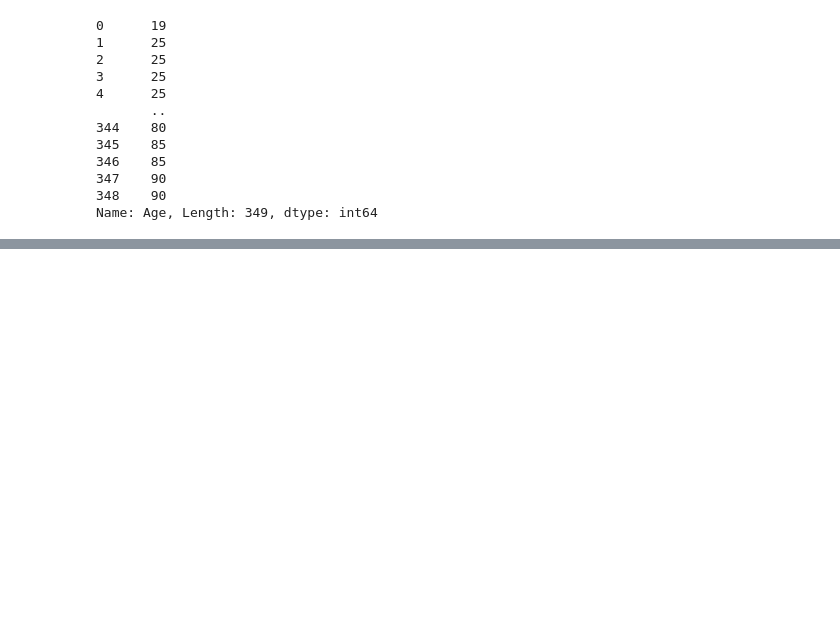
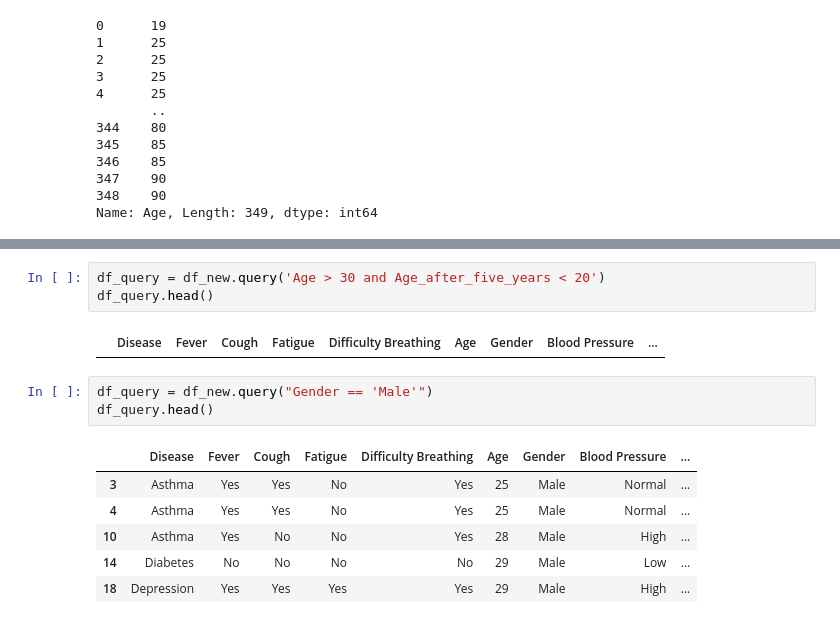
Before and after one commit to AhmedShafique313/ml_assignments_all, a Jupyter notebook: assign_1.ipynb, the cells around one changed output, grey strips where cells are left out. Drawn from its saved outputs; the diff is of its cells as text; blank space fills up the shorter version.

```diff
--- a/assign_1.ipynb
+++ b/assign_1.ipynb
@@ -168,0 +187,15 @@ print(df_new.head)
+# %%
+df_query = df_new.query('Age > 30 and Age_after_five_years < 20')
+df_query.head()
+# %% [output]
+|  | Disease | Fever | Cough | Fatigue | Difficulty Breathing | Age | Gender | Blood Pressure | ... |
+# %%
+df_query = df_new.query("Gender == 'Male'")
+df_query.head()
+# %% [output]
+|  | Disease | Fever | Cough | Fatigue | Difficulty Breathing | Age | Gender | Blood Pressure | ... |
+| 3 | Asthma | Yes | Yes | No | Yes | 25 | Male | Normal | ... |
+| 4 | Asthma | Yes | Yes | No | Yes | 25 | Male | Normal | ... |
+| 10 | Asthma | Yes | No | No | Yes | 28 | Male | High | ... |
+| 14 | Diabetes | No | No | No | No | 29 | Male | Low | ... |
+| 18 | Depression | Yes | Yes | Yes | Yes | 29 | Male | High | ... |
```
Also changed, not shown: parts of 6 cells of this notebook.
